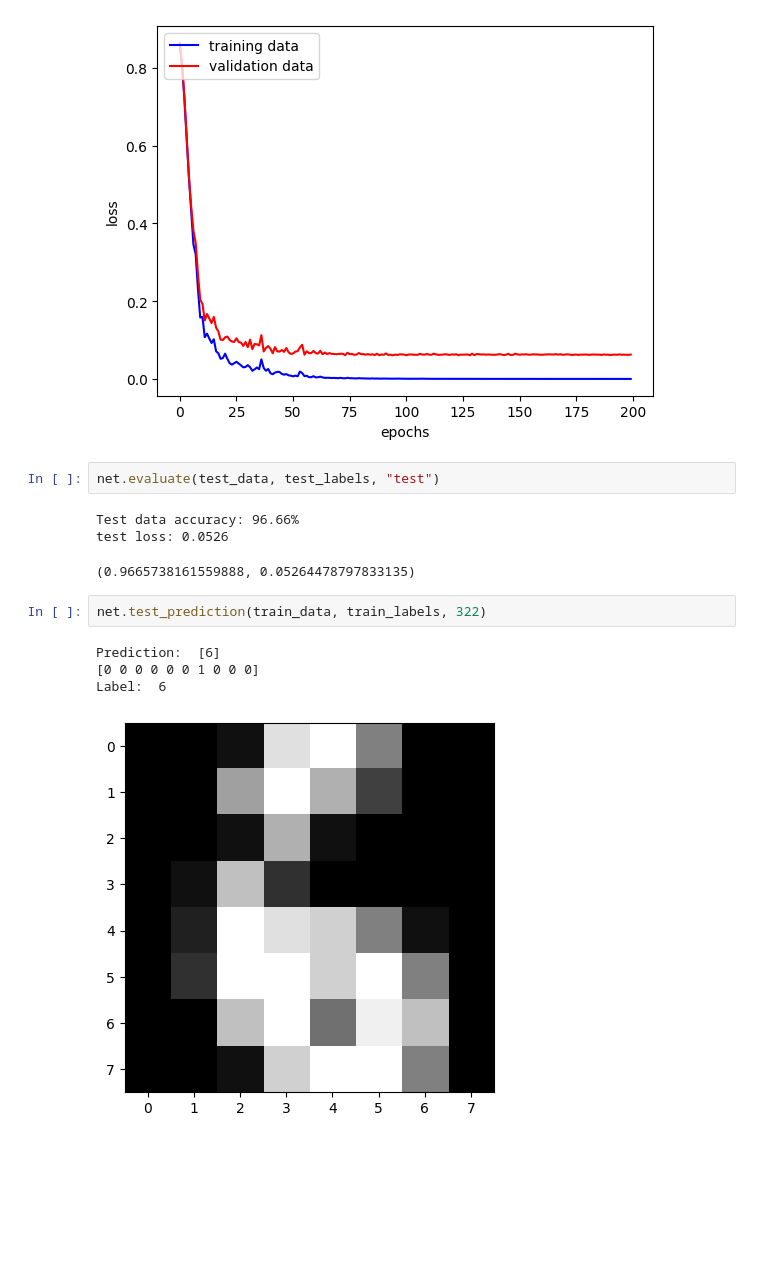
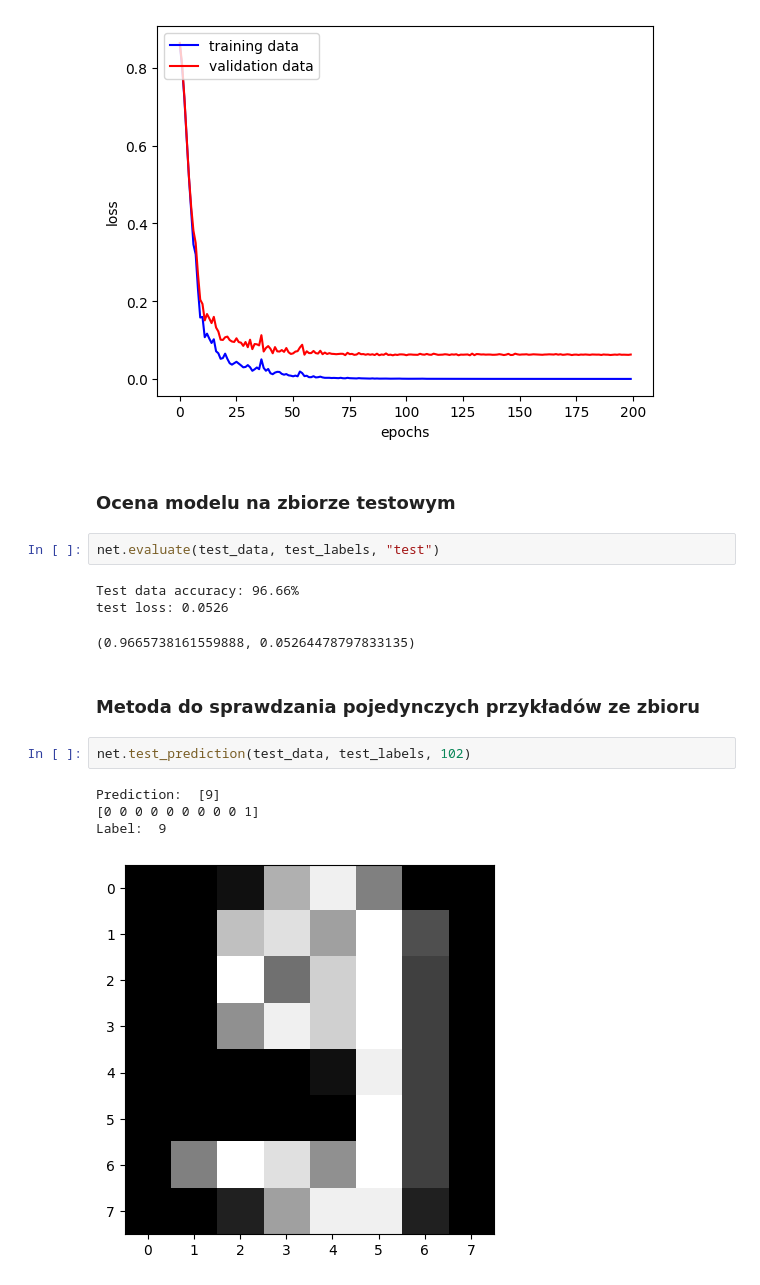
Before and after one commit to kbugala4/WSI_neutral_network, a Jupyter notebook: report/report_notebook.ipynb, the cells around one changed output. Cells and saved outputs as stored; diff of their text form; blank space fills up the shorter version.

```diff
--- a/report/report_notebook.ipynb
+++ b/report/report_notebook.ipynb
@@ -98,16 +109,20 @@ plt.ylabel('loss')
 plt.show()
 # %% [output]
 [figure]
+# %% [markdown]
+### Ocena modelu na zbiorze testowym
 # %%
 net.evaluate(test_data, test_labels, "test")
 # %% [output]
 Test data accuracy: 96.66%
 test loss: 0.0526
 (0.9665738161559888, 0.05264478797833135)
-# %%
-net.test_prediction(train_data, train_labels, 322)
-# %% [output]
-Prediction:  [6]
-[0 0 0 0 0 0 1 0 0 0]
-Label:  6
-[figure, removed]
+# %% [markdown]
+### Metoda do sprawdzania pojedynczych przykładów ze zbioru
+# %%
+net.test_prediction(test_data, test_labels, 102)
+# %% [output]
+Prediction:  [9]
+[0 0 0 0 0 0 0 0 0 1]
+Label:  9
+[figure, added]
```
Also changed, not shown: parts of 4 cells of this notebook.
